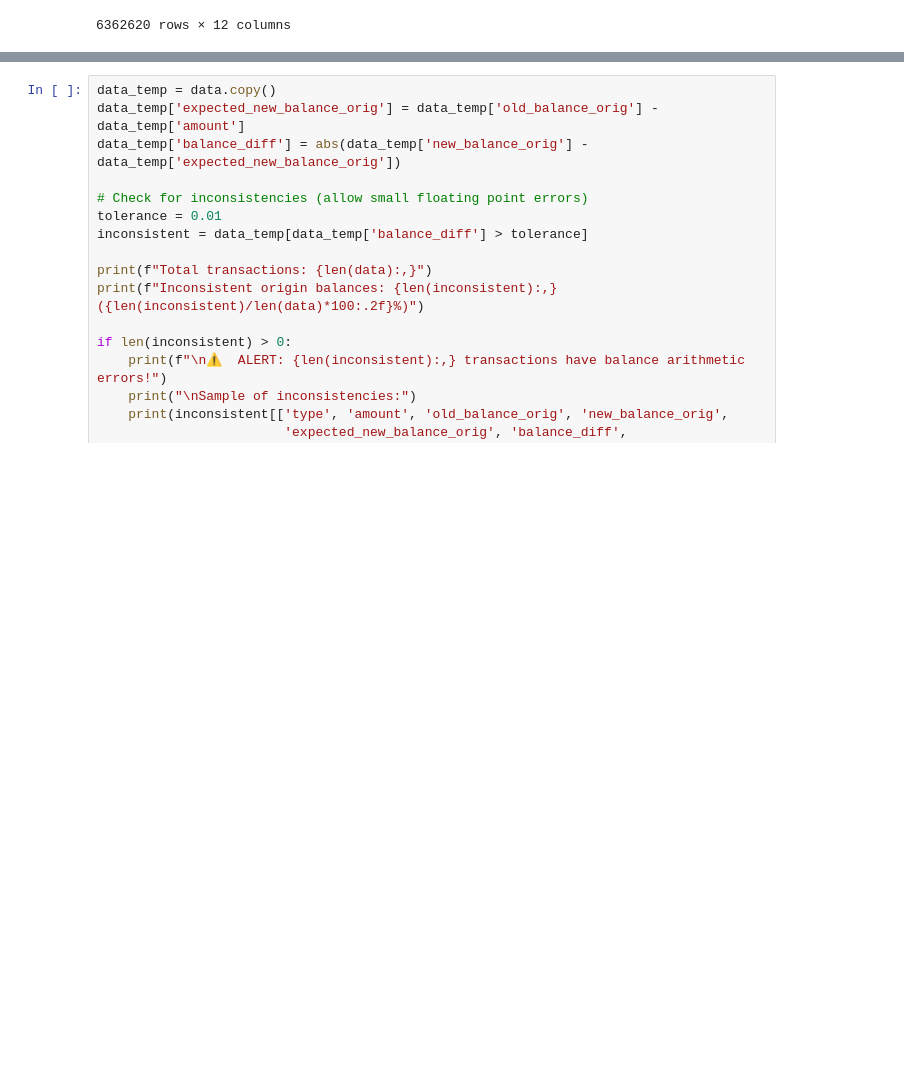
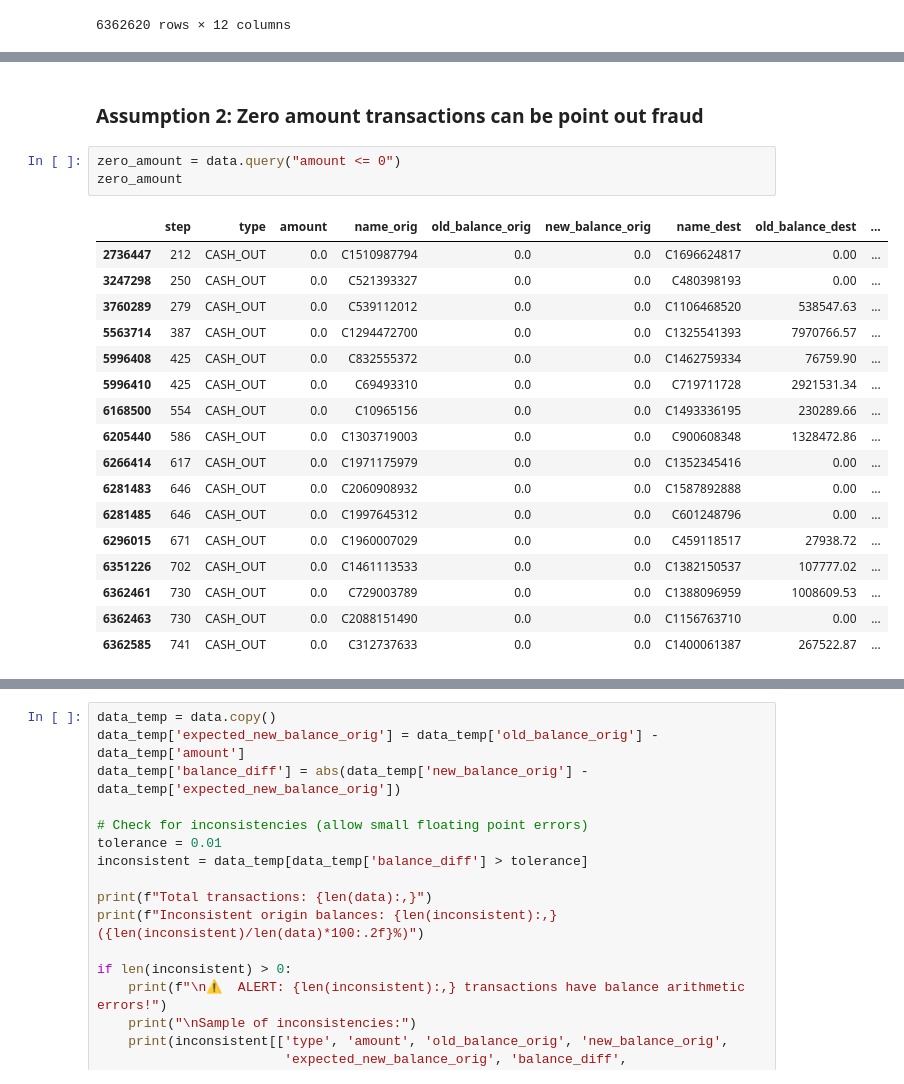
Before and after one commit to amaldu/fraud_detection, a Jupyter notebook: notebooks/00_data_quality.ipynb, the cells around one changed output, grey strips where cells are left out. Cells and saved outputs as stored; diff of their text form; blank space fills up the shorter version.

Commit message:
update: added inconsistencies zero amount and round amounts

```diff
--- a/notebooks/00_data_quality.ipynb
+++ b/notebooks/00_data_quality.ipynb
@@ -333,0 +244,23 @@ subset_payments.query("is_fraud == 1")
+# %% [markdown]
+### Assumption 2: Zero amount transactions can be point out fraud
+# %%
+zero_amount = data.query("amount <= 0")
+zero_amount
+# %% [output]
+|  | step | type | amount | name_orig | old_balance_orig | new_balance_orig | name_dest | old_balance_dest | ... |
+| 2736447 | 212 | CASH_OUT | 0.0 | C1510987794 | 0.0 | 0.0 | C1696624817 | 0.00 | ... |
+| 3247298 | 250 | CASH_OUT | 0.0 | C521393327 | 0.0 | 0.0 | C480398193 | 0.00 | ... |
+| 3760289 | 279 | CASH_OUT | 0.0 | C539112012 | 0.0 | 0.0 | C1106468520 | 538547.63 | ... |
+| 5563714 | 387 | CASH_OUT | 0.0 | C1294472700 | 0.0 | 0.0 | C1325541393 | 7970766.57 | ... |
+| 5996408 | 425 | CASH_OUT | 0.0 | C832555372 | 0.0 | 0.0 | C1462759334 | 76759.90 | ... |
+| 5996410 | 425 | CASH_OUT | 0.0 | C69493310 | 0.0 | 0.0 | C719711728 | 2921531.34 | ... |
+| 6168500 | 554 | CASH_OUT | 0.0 | C10965156 | 0.0 | 0.0 | C1493336195 | 230289.66 | ... |
+| 6205440 | 586 | CASH_OUT | 0.0 | C1303719003 | 0.0 | 0.0 | C900608348 | 1328472.86 | ... |
+| 6266414 | 617 | CASH_OUT | 0.0 | C1971175979 | 0.0 | 0.0 | C1352345416 | 0.00 | ... |
+| 6281483 | 646 | CASH_OUT | 0.0 | C2060908932 | 0.0 | 0.0 | C1587892888 | 0.00 | ... |
+| 6281485 | 646 | CASH_OUT | 0.0 | C1997645312 | 0.0 | 0.0 | C601248796 | 0.00 | ... |
+| 6296015 | 671 | CASH_OUT | 0.0 | C1960007029 | 0.0 | 0.0 | C459118517 | 27938.72 | ... |
+| 6351226 | 702 | CASH_OUT | 0.0 | C1461113533 | 0.0 | 0.0 | C1382150537 | 107777.02 | ... |
+| 6362461 | 730 | CASH_OUT | 0.0 | C729003789 | 0.0 | 0.0 | C1388096959 | 1008609.53 | ... |
+| 6362463 | 730 | CASH_OUT | 0.0 | C2088151490 | 0.0 | 0.0 | C1156763710 | 0.00 | ... |
+| 6362585 | 741 | CASH_OUT | 0.0 | C312737633 | 0.0 | 0.0 | C1400061387 | 267522.87 | ... |
```
Also changed, not shown: parts of 22 cells of this notebook.
